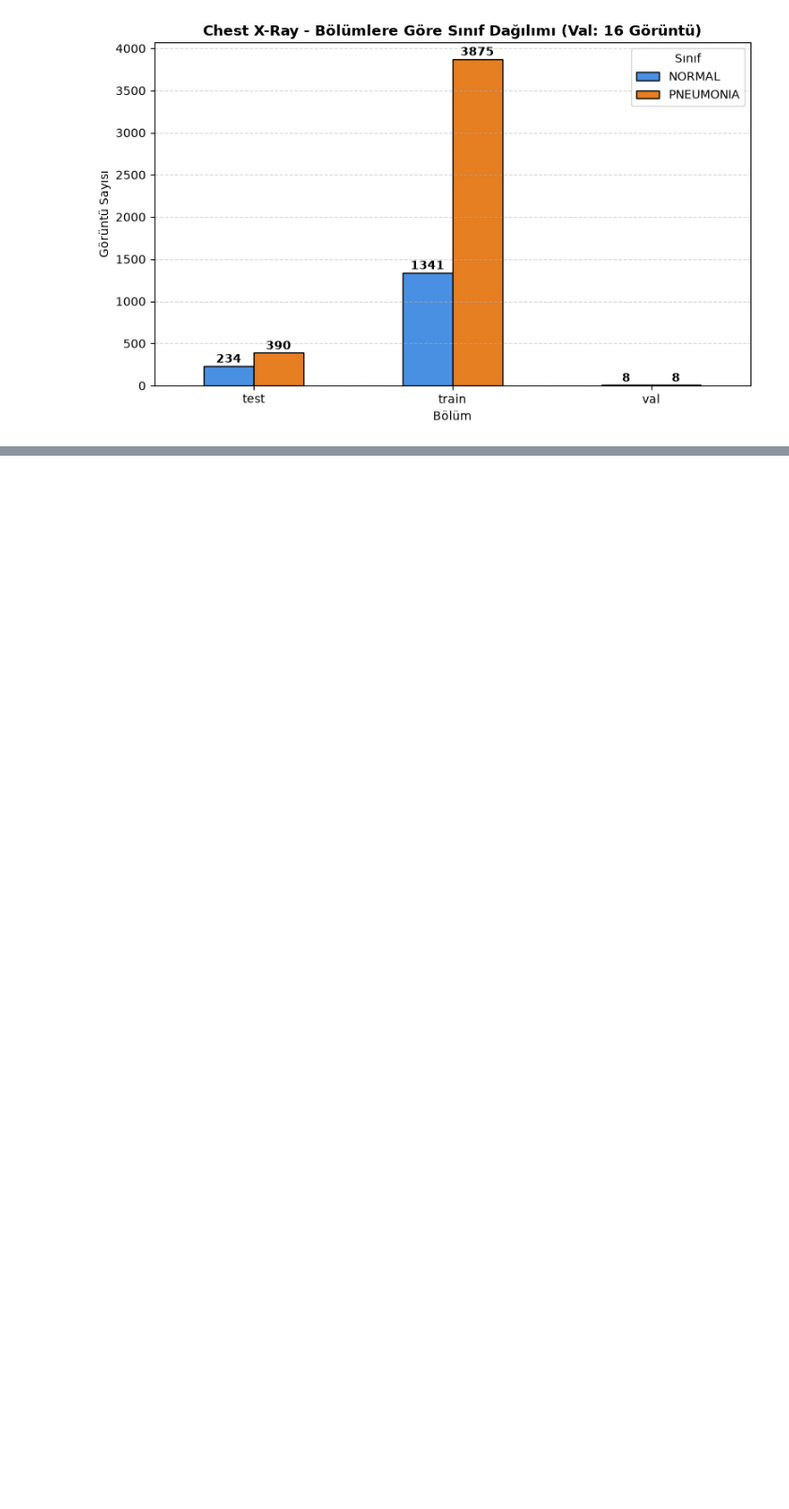
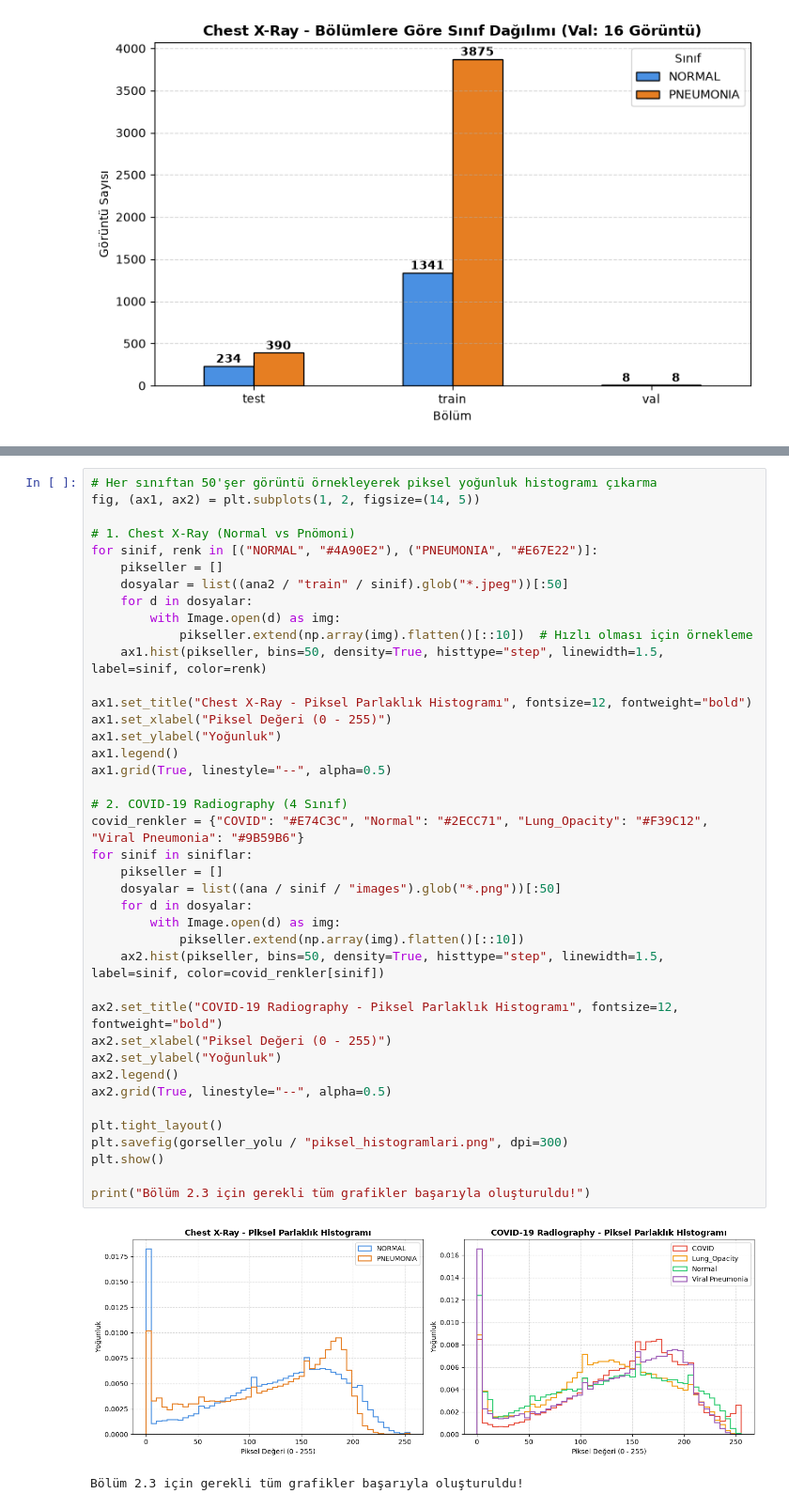
Before and after one commit to muhammeterendorak81/chest-xray-classification, a Jupyter notebook: notebooks/01_eda.ipynb, the cells around one changed output, grey strips where cells are left out. Shown at 94% size. Drawn from its saved outputs; the diff is of its cells as text; blank space fills up the shorter version.

Commit message:
EDA: Notebook son calistirma durumlari ve grafik hucreleri kaydedildi

```diff
--- a/notebooks/01_eda.ipynb
+++ b/notebooks/01_eda.ipynb
@@ -284,0 +304,43 @@ plt.show()
+# %%
+# Her sınıftan 50'şer görüntü örnekleyerek piksel yoğunluk histogramı çıkarma
+fig, (ax1, ax2) = plt.subplots(1, 2, figsize=(14, 5))
+
+# 1. Chest X-Ray (Normal vs Pnömoni)
+for sinif, renk in [("NORMAL", "#4A90E2"), ("PNEUMONIA", "#E67E22")]:
+    pikseller = []
+    dosyalar = list((ana2 / "train" / sinif).glob("*.jpeg"))[:50]
+    for d in dosyalar:
+        with Image.open(d) as img:
+            pikseller.extend(np.array(img).flatten()[::10])  # Hızlı olması için örnekleme
+    ax1.hist(pikseller, bins=50, density=True, histtype="step", linewidth=1.5, label=sinif, color=renk)
+
+ax1.set_title("Chest X-Ray - Piksel Parlaklık Histogramı", fontsize=12, fontweight="bold")
+ax1.set_xlabel("Piksel Değeri (0 - 255)")
+ax1.set_ylabel("Yoğunluk")
+ax1.legend()
+ax1.grid(True, linestyle="--", alpha=0.5)
+
+# 2. COVID-19 Radiography (4 Sınıf)
+covid_renkler = {"COVID": "#E74C3C", "Normal": "#2ECC71", "Lung_Opacity": "#F39C12", "Viral Pneumonia": "#9B59B6"}
+for sinif in siniflar:
+    pikseller = []
+    dosyalar = list((ana / sinif / "images").glob("*.png"))[:50]
+    for d in dosyalar:
+        with Image.open(d) as img:
+            pikseller.extend(np.array(img).flatten()[::10])
+    ax2.hist(pikseller, bins=50, density=True, histtype="step", linewidth=1.5, label=sinif, color=covid_renkler[sinif])
+
+ax2.set_title("COVID-19 Radiography - Piksel Parlaklık Histogramı", fontsize=12, fontweight="bold")
+ax2.set_xlabel("Piksel Değeri (0 - 255)")
+ax2.set_ylabel("Yoğunluk")
+ax2.legend()
+ax2.grid(True, linestyle="--", alpha=0.5)
+
+plt.tight_layout()
+plt.savefig(gorseller_yolu / "piksel_histogramlari.png", dpi=300)
+plt.show()
+
+print("Bölüm 2.3 için gerekli tüm grafikler başarıyla oluşturuldu!")
+# %% [output]
+[figure, added]
+Bölüm 2.3 için gerekli tüm grafikler başarıyla oluşturuldu!
```
Also changed, not shown: parts of 1 cell of this notebook.
